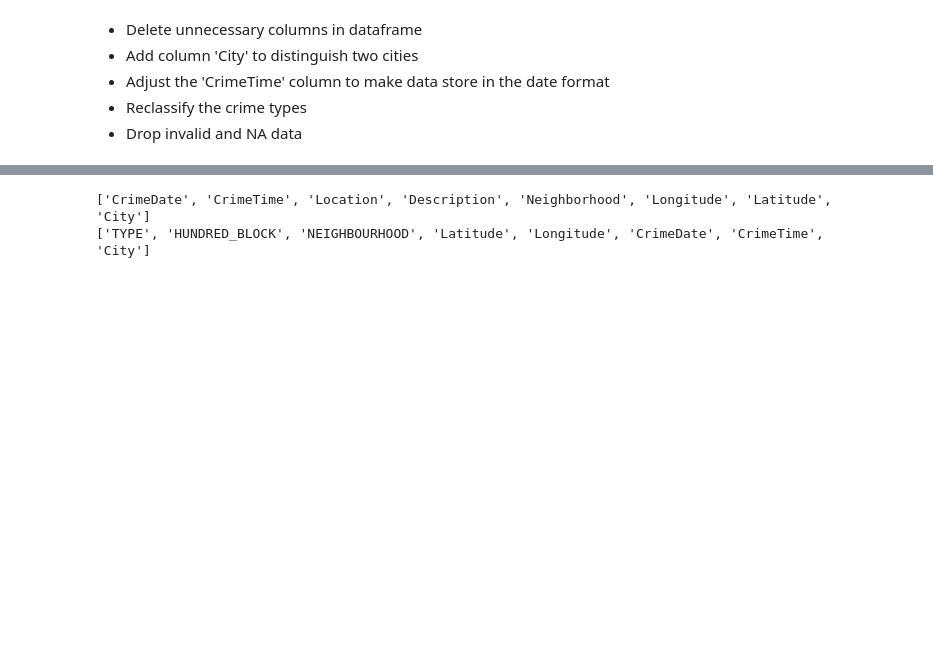
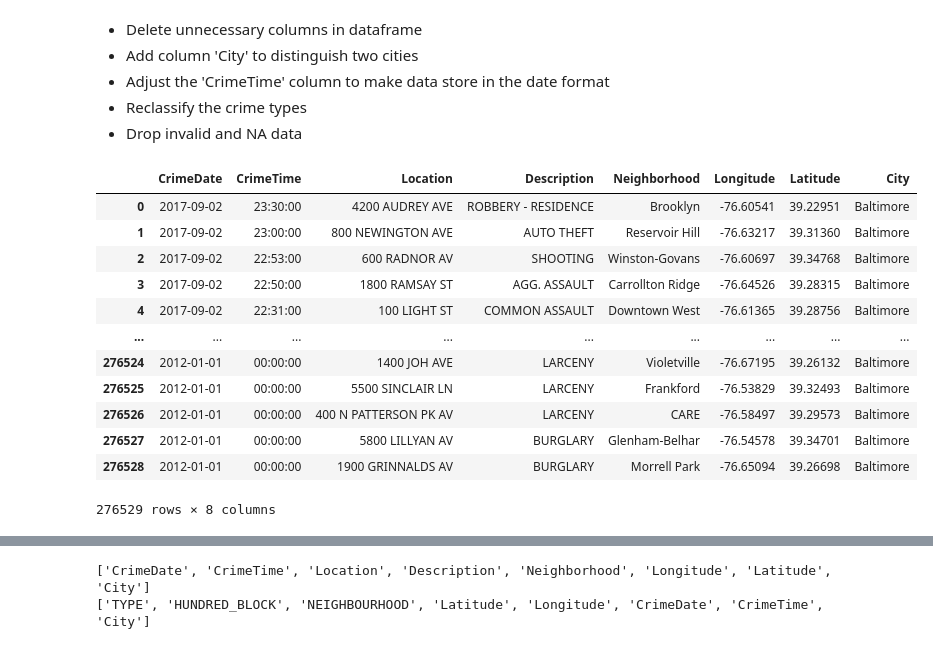
Before and after one commit to LSE-ME204/me204-2024-project-JingyiMAO, a Jupyter notebook: notebooks/NB02-Build-Database.ipynb, the cells around one changed output, grey strips where cells are left out. Drawn from its saved outputs; the diff is of its cells as text; code cells hidden in the pictures; blank space fills up the shorter version.

```diff
--- a/notebooks/NB02-Build-Database.ipynb
+++ b/notebooks/NB02-Build-Database.ipynb
@@ -38,6 +38,21 @@ After reading the raw data, the next step is to perform some data cleaning to ma
 # %%
 df_baltimore=df_baltimore.drop(columns=['CrimeCode','Inside/Outside','Weapon','Post','District','Location 1','Premise','Total Incidents'])
 df_baltimore['CrimeDate'] = pd.to_datetime(df_baltimore['CrimeDate'])
 df_baltimore['City']='Baltimore'
+df_baltimore
+# %% [output]
+|  | CrimeDate | CrimeTime | Location | Description | Neighborhood | Longitude | Latitude | City |
+| 0 | 2017-09-02 | 23:30:00 | 4200 AUDREY AVE | ROBBERY - RESIDENCE | Brooklyn | -76.60541 | 39.22951 | Baltimore |
+| 1 | 2017-09-02 | 23:00:00 | 800 NEWINGTON AVE | AUTO THEFT | Reservoir Hill | -76.63217 | 39.31360 | Baltimore |
+| 2 | 2017-09-02 | 22:53:00 | 600 RADNOR AV | SHOOTING | Winston-Govans | -76.60697 | 39.34768 | Baltimore |
+| 3 | 2017-09-02 | 22:50:00 | 1800 RAMSAY ST | AGG. ASSAULT | Carrollton Ridge | -76.64526 | 39.28315 | Baltimore |
+| 4 | 2017-09-02 | 22:31:00 | 100 LIGHT ST | COMMON ASSAULT | Downtown West | -76.61365 | 39.28756 | Baltimore |
+| ... | ... | ... | ... | ... | ... | ... | ... | ... |
+| 276524 | 2012-01-01 | 00:00:00 | 1400 JOH AVE | LARCENY | Violetville | -76.67195 | 39.26132 | Baltimore |
+| 276525 | 2012-01-01 | 00:00:00 | 5500 SINCLAIR LN | LARCENY | Frankford | -76.53829 | 39.32493 | Baltimore |
+| 276526 | 2012-01-01 | 00:00:00 | 400 N PATTERSON PK AV | LARCENY | CARE | -76.58497 | 39.29573 | Baltimore |
+| 276527 | 2012-01-01 | 00:00:00 | 5800 LILLYAN AV | BURGLARY | Glenham-Belhar | -76.54578 | 39.34701 | Baltimore |
+| 276528 | 2012-01-01 | 00:00:00 | 1900 GRINNALDS AV | BURGLARY | Morrell Park | -76.65094 | 39.26698 | Baltimore |
+276529 rows × 8 columns
 # %%
 df_vancouver['CrimeDate'] = pd.to_datetime(df_vancouver['DAY'].astype(str) + '/' + df_vancouver['MONTH'].astype(str) + '/' + df_vancouver['YEAR'].astype(str), format='%d/%m/%Y')
```
Also changed, not shown: parts of 9 cells of this notebook, 1 other file.
